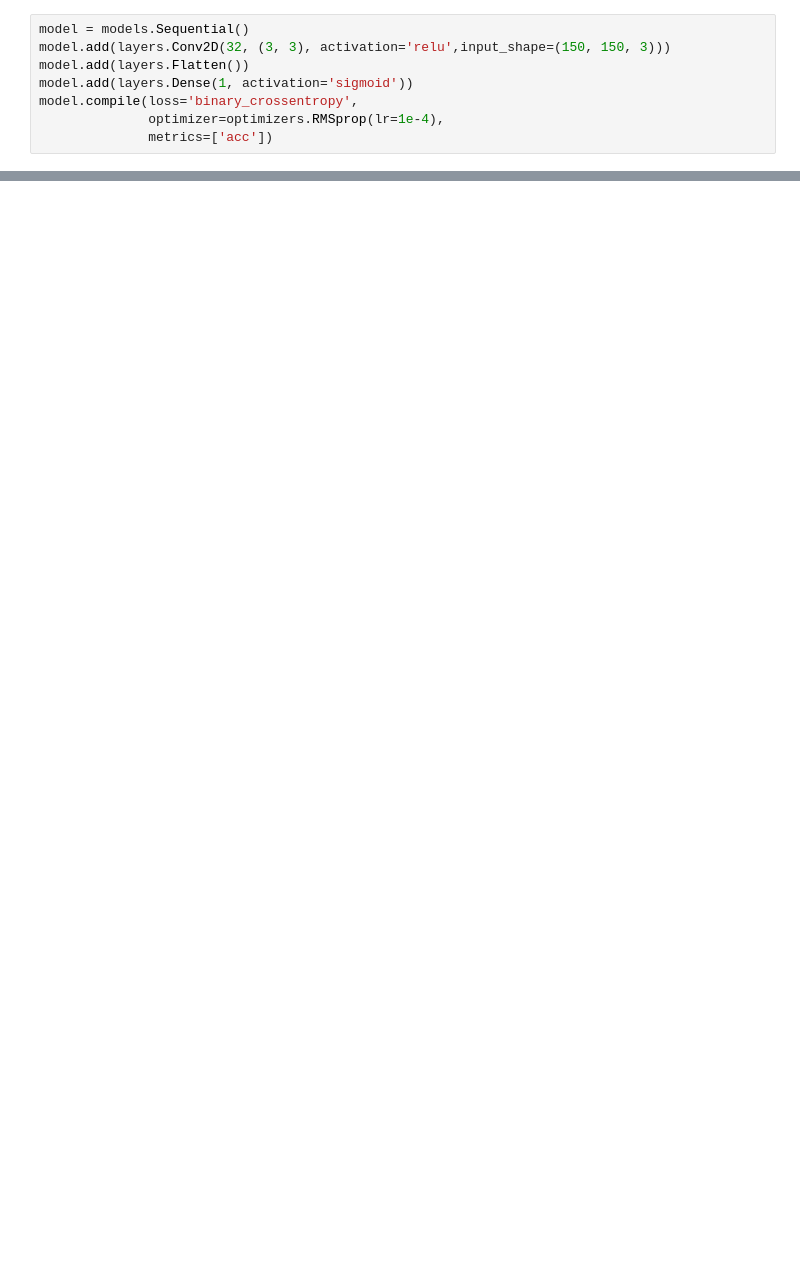
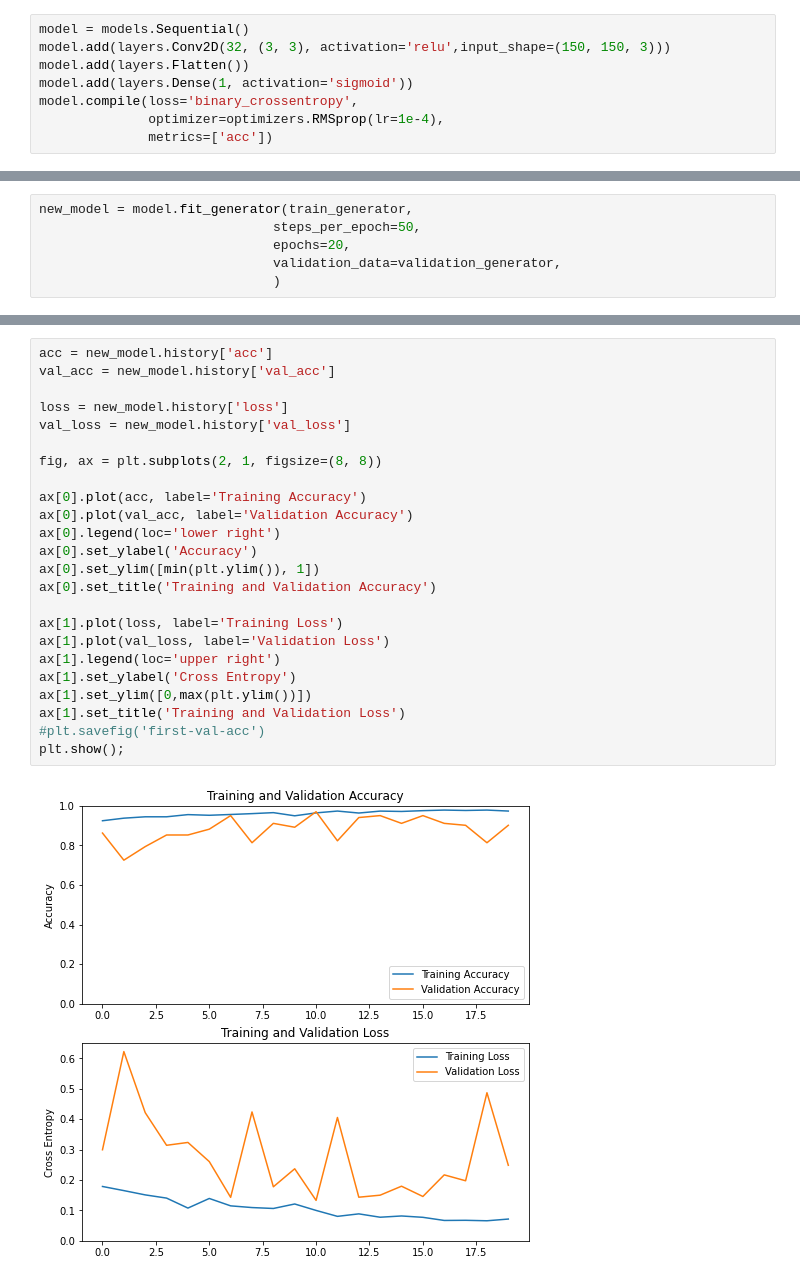
Before and after one commit to aligodspeed/Image-Classification-with-Deep-Learning, a Jupyter notebook: notebooks/cnn_eda.ipynb, the cells around one changed output, grey strips where cells are left out. Drawn from its saved outputs; the diff is of its cells as text; blank space fills up the shorter version.

```diff
--- a/notebooks/cnn_eda.ipynb
+++ b/notebooks/cnn_eda.ipynb
@@ -183,0 +257,6 @@ plt.show()
+# %%
+new_model = model.fit_generator(train_generator,
+                              steps_per_epoch=50,
+                              epochs=20,
+                              validation_data=validation_generator,
+                              )
@@ -183,0 +312,26 @@ plt.show()
+# %%
+acc = new_model.history['acc']
+val_acc = new_model.history['val_acc']
+
+loss = new_model.history['loss']
+val_loss = new_model.history['val_loss']
+
+fig, ax = plt.subplots(2, 1, figsize=(8, 8))
+
+ax[0].plot(acc, label='Training Accuracy')
+ax[0].plot(val_acc, label='Validation Accuracy')
+ax[0].legend(loc='lower right')
+ax[0].set_ylabel('Accuracy')
+ax[0].set_ylim([min(plt.ylim()), 1])
+ax[0].set_title('Training and Validation Accuracy')
+
+ax[1].plot(loss, label='Training Loss')
+ax[1].plot(val_loss, label='Validation Loss')
+ax[1].legend(loc='upper right')
+ax[1].set_ylabel('Cross Entropy')
+ax[1].set_ylim([0,max(plt.ylim())])
+ax[1].set_title('Training and Validation Loss')
+#plt.savefig('first-val-acc')
+plt.show();
+# %% [output]
+[figure, added]
```
Also changed, not shown: parts of 41 cells of this notebook.
